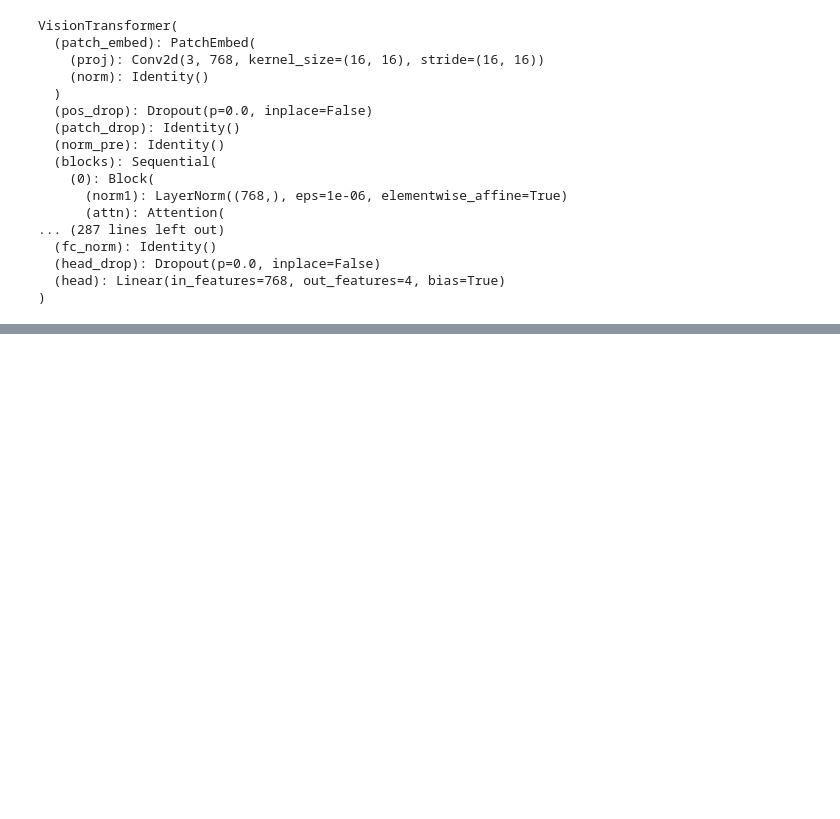
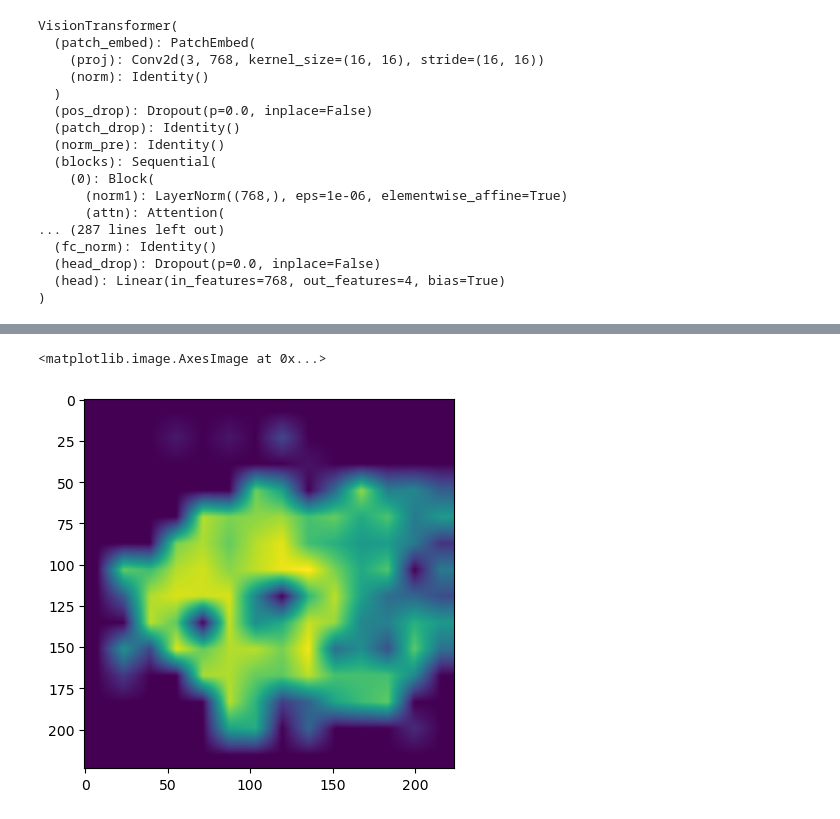
Before and after one commit to Ranvirsv/is_the_dog_happy, a Jupyter notebook: Notebooks/VIT.ipynb, the cells around one changed output, grey strips where cells are left out. Cells and saved outputs as stored; diff of their text form; code cells hidden in the pictures; blank space fills up the shorter version.

```diff
--- a/Notebooks/VIT.ipynb
+++ b/Notebooks/VIT.ipynb
@@ -113,0 +141,7 @@ Validation accuracy: 43.938442211055275
+# %%
+target_layer = [model.blocks[-1].norm1]
+# %%
+model = model.to(device).eval()
+cam = GradCAM(model=model,
+        target_layers=target_layer,
+        reshape_transform=reshape_transformer_tensors)
@@ -113,0 +162,14 @@ Validation accuracy: 43.938442211055275
+# %%
+cam.batch_size = 16
+
+grayscale_cam = cam(input_tensor=unnormalized_rgb_img.clone(),
+                        targets=None,
+                        eigen_smooth=True,
+                        aug_smooth=True)
+# %%
+grayscale_cam = grayscale_cam[0, :]
+# cam_image = show_cam_on_image(rgb_img, grayscale_cam)
+plt.imshow(grayscale_cam)
+# %% [output]
+<matplotlib.image.AxesImage at 0x...>
+[figure, added]
```
Also changed, not shown: parts of 8 cells of this notebook.
